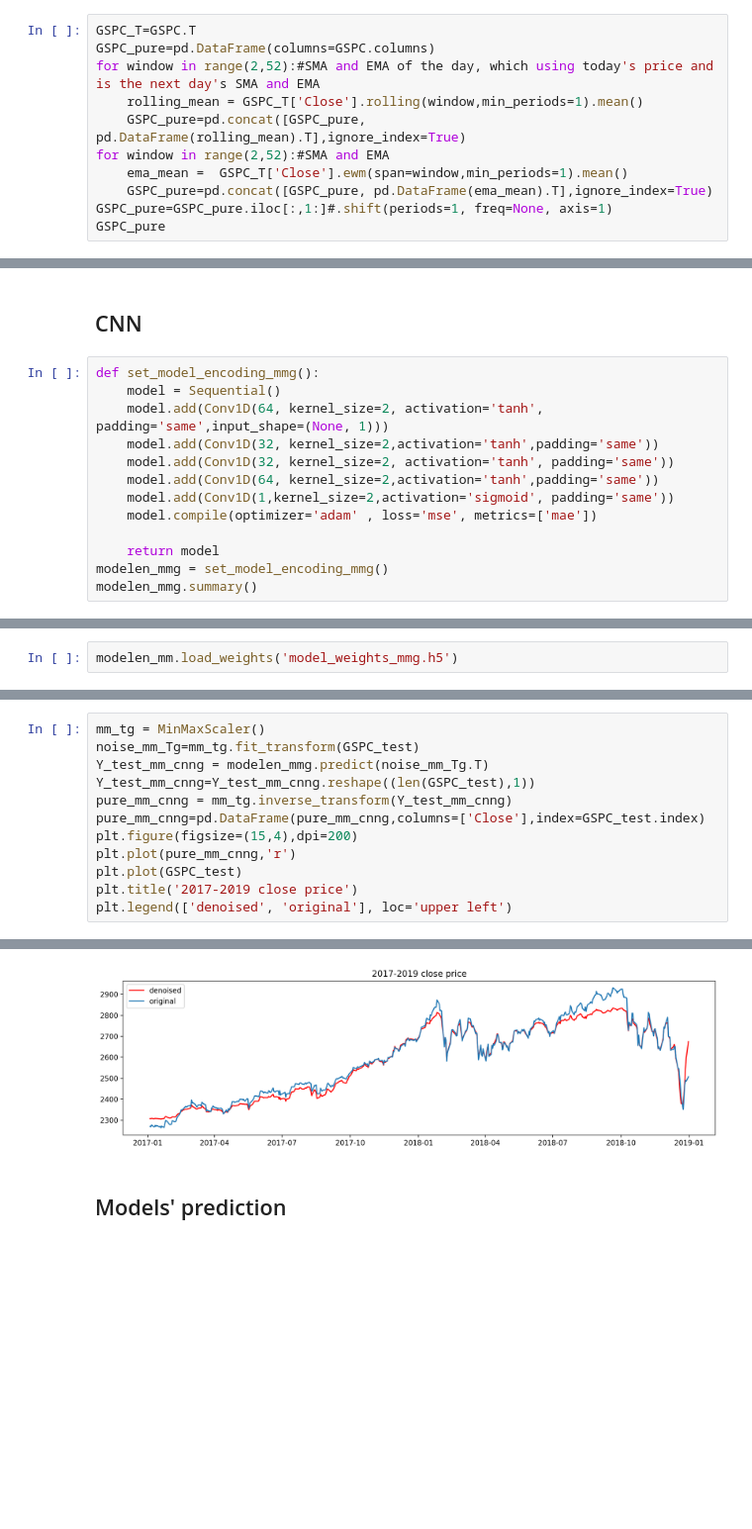
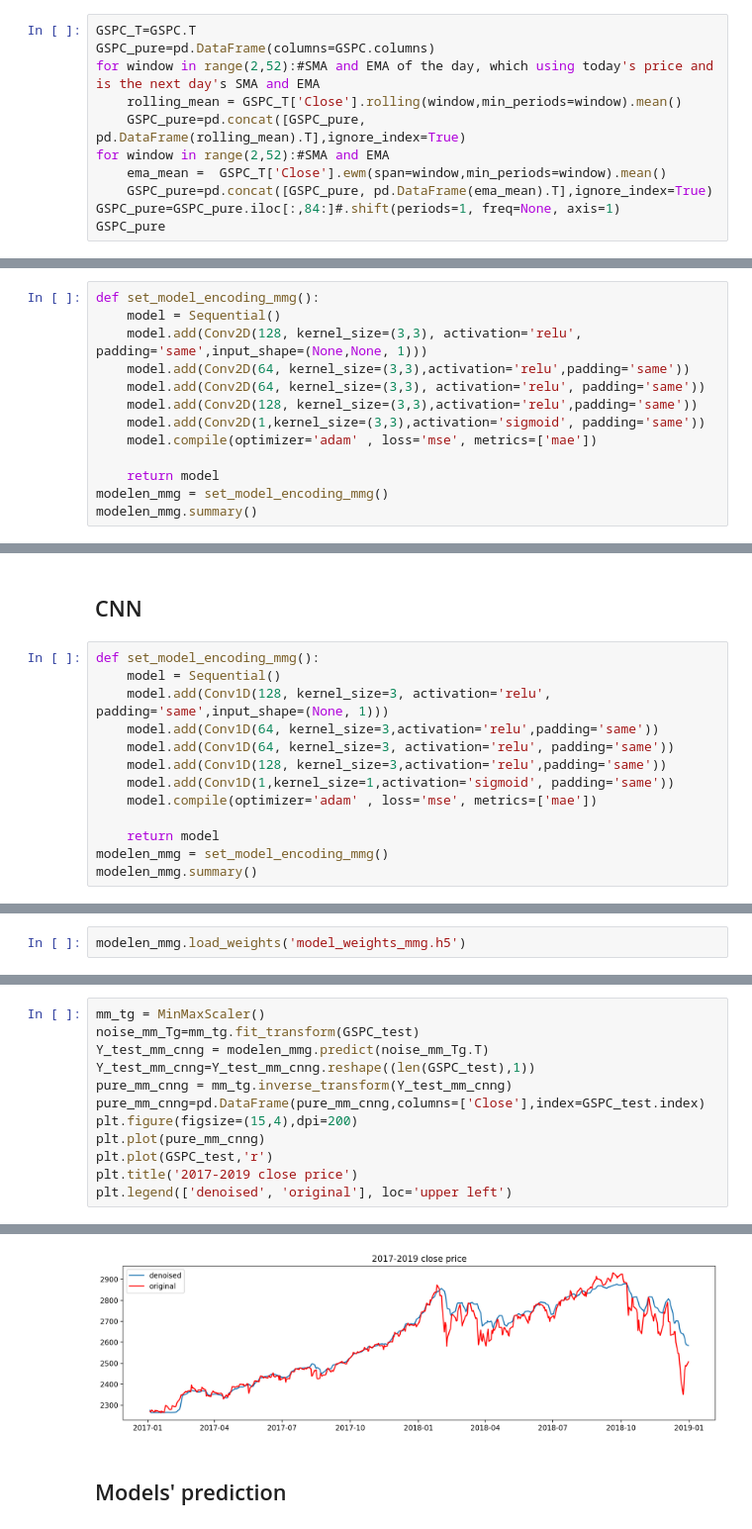
Before and after one commit to cts739337037/intership_tianshu_chu, a Jupyter notebook: autoencoding.ipynb, the cells around one changed output, grey strips where cells are left out. Shown: that part at 99% size. Saved outputs shown, nothing was run; the diff lists cells and outputs as text; blank space fills up the shorter version.

```diff
--- a/autoencoding.ipynb
+++ b/autoencoding.ipynb
@@ -47,11 +63,11 @@ GSPC_noisy=GSPC_noisy.iloc[:,1:]
 GSPC_T=GSPC.T
 GSPC_pure=pd.DataFrame(columns=GSPC.columns)
 for window in range(2,52):#SMA and EMA of the day, which using today's price and is the next day's SMA and EMA
-    rolling_mean = GSPC_T['Close'].rolling(window,min_periods=1).mean()
+    rolling_mean = GSPC_T['Close'].rolling(window,min_periods=window).mean()
     GSPC_pure=pd.concat([GSPC_pure, pd.DataFrame(rolling_mean).T],ignore_index=True)
 for window in range(2,52):#SMA and EMA
-    ema_mean =  GSPC_T['Close'].ewm(span=window,min_periods=1).mean()
+    ema_mean =  GSPC_T['Close'].ewm(span=window,min_periods=window).mean()
     GSPC_pure=pd.concat([GSPC_pure, pd.DataFrame(ema_mean).T],ignore_index=True)
-GSPC_pure=GSPC_pure.iloc[:,1:]#.shift(periods=1, freq=None, axis=1)
+GSPC_pure=GSPC_pure.iloc[:,84:]#.shift(periods=1, freq=None, axis=1)
 GSPC_pure
 # %% [output]
@@ -128,0 +171,13 @@ print(gnoise_mm.shape)
+# %%
+def set_model_encoding_mmg():
+    model = Sequential()
+    model.add(Conv2D(128, kernel_size=(3,3), activation='relu', padding='same',input_shape=(None,None, 1)))
+    model.add(Conv2D(64, kernel_size=(3,3),activation='relu',padding='same'))
+    model.add(Conv2D(64, kernel_size=(3,3), activation='relu', padding='same'))
+    model.add(Conv2D(128, kernel_size=(3,3),activation='relu',padding='same'))
+    model.add(Conv2D(1,kernel_size=(3,3),activation='sigmoid', padding='same'))
+    model.compile(optimizer='adam' , loss='mse', metrics=['mae'])
+
+    return model
+modelen_mmg = set_model_encoding_mmg()
+modelen_mmg.summary()
@@ -246,11 +414,11 @@ plt.legend(['denoised', 'original'], loc='upper left')
 # %%
 def set_model_encoding_mmg():
     model = Sequential()
-    model.add(Conv1D(64, kernel_size=2, activation='tanh', padding='same',input_shape=(None, 1)))
-    model.add(Conv1D(32, kernel_size=2,activation='tanh',padding='same'))
-    model.add(Conv1D(32, kernel_size=2, activation='tanh', padding='same'))
-    model.add(Conv1D(64, kernel_size=2,activation='tanh',padding='same'))
-    model.add(Conv1D(1,kernel_size=2,activation='sigmoid', padding='same'))
+    model.add(Conv1D(128, kernel_size=3, activation='relu', padding='same',input_shape=(None, 1)))
+    model.add(Conv1D(64, kernel_size=3,activation='relu',padding='same'))
+    model.add(Conv1D(64, kernel_size=3, activation='relu', padding='same'))
+    model.add(Conv1D(128, kernel_size=3,activation='relu',padding='same'))
+    model.add(Conv1D(1,kernel_size=1,activation='sigmoid', padding='same'))
     model.compile(optimizer='adam' , loss='mse', metrics=['mae'])
 
     return model
@@ -302,5 +470,5 @@ modelen_mm.save_weights('model_weights_mmg.h5', overwrite=True)
 # %%
-modelen_mm.load_weights('model_weights_mmg.h5')
+modelen_mmg.load_weights('model_weights_mmg.h5')
 # %%
 # Check how loss & mae went down
 epoch_loss = history_mmg.history['loss']
@@ -332,8 +500,8 @@ Y_test_mm_cnng=Y_test_mm_cnng.reshape((len(GSPC_test),1))
 pure_mm_cnng = mm_tg.inverse_transform(Y_test_mm_cnng)
 pure_mm_cnng=pd.DataFrame(pure_mm_cnng,columns=['Close'],index=GSPC_test.index)
 plt.figure(figsize=(15,4),dpi=200)
-plt.plot(pure_mm_cnng,'r')
-plt.plot(GSPC_test)
+plt.plot(pure_mm_cnng)
+plt.plot(GSPC_test,'r')
 plt.title('2017-2019 close price')
 plt.legend(['denoised', 'original'], loc='upper left')
 # %% [output]
@@ -341,5 +509,5 @@ plt.legend(['denoised', 'original'], loc='upper left')
 <matplotlib.legend.Legend at 0x...>
-[figure, old version]
+[figure, new version]
 # %% [markdown]
 ## Models' prediction
 # %%
```
Also changed, not shown: parts of 54 cells of this notebook, 13 other files.
